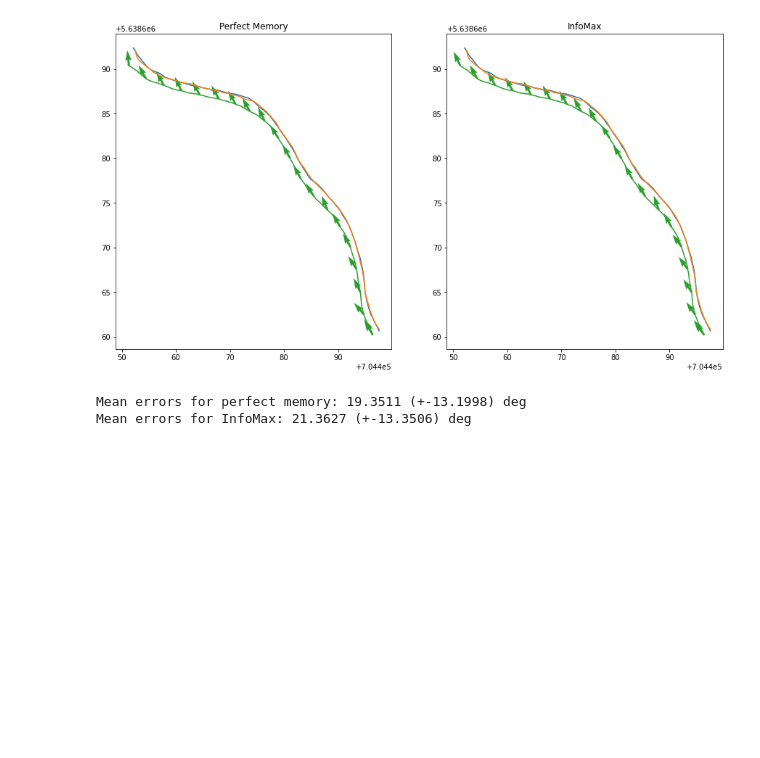
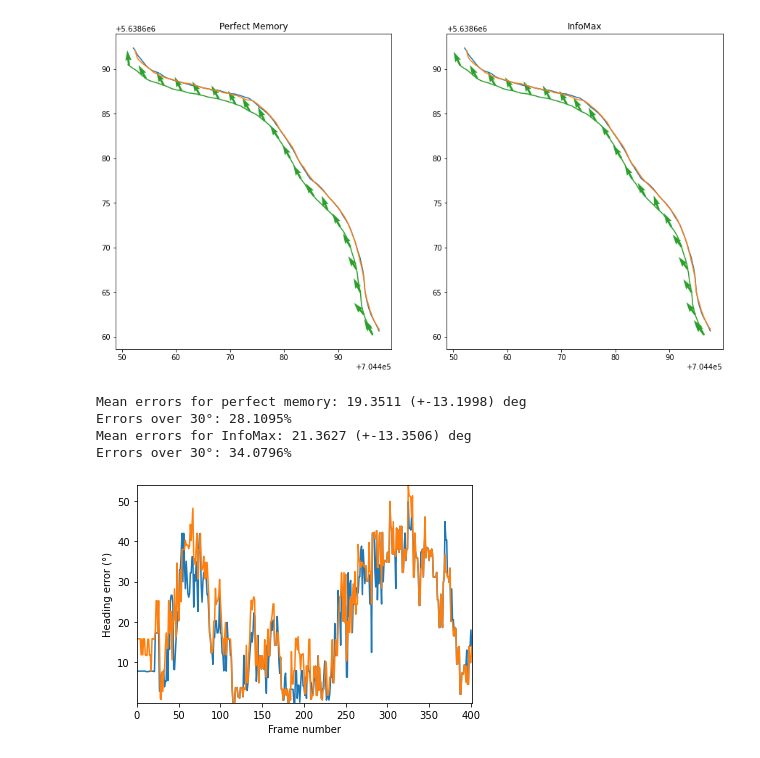
Before and after one commit to BrainsOnBoard/navbench, a Jupyter notebook: c++/results.ipynb, the cells around one changed output. Cells and saved outputs as stored; diff of their text form; code cells hidden in the pictures; blank space fills up the shorter version.

Commit message:
Print % of errors; plot errors over frame number

```diff
--- a/c++/results.ipynb
+++ b/c++/results.ipynb
@@ -80,37 +80,51 @@ headings_infomax = plot_headings(axes[1], data_infomax, "InfoMax")
 [figure]
 # %%
 import math
+
+ERROR_THRESH_DEG = 30
 
 test_pos = test_dbs[0].position
 
 def circ_distance(x, y):
     r = (y - x) % math.tau
     while (r > math.pi):
         r -= math.tau
     return r
 
 def get_angular_errors(test_pos, test_headings):
     ref_db = train_dbs[0]
     ref_heads = np.arctan2(np.diff(ref_db.y), np.diff(ref_db.x))
     ref_heads = np.append(ref_heads, ref_heads[-1])
     errs = []
     for row in range(test_pos.shape[0]):
         distances = [np.linalg.norm(ref_db.position[entry, 0:2] - test_pos[row, 0:2]) for entry in range(len(ref_db))]
         nearest_entry = np.argmin(distances)
         ang_dist = circ_distance(test_headings[row], ref_heads[nearest_entry])
         errs.append(abs(ang_dist))
-    return errs
+    return np.array(errs)
 
 def print_info(label, errs):
     mean = math.degrees(np.mean(errs))
     std = math.degrees(np.std(errs))
     print('Mean errors for %s: %g (+-%g) deg' % (label, mean, std))
+    prop = np.mean(errs > math.radians(ERROR_THRESH_DEG))
+    print('Errors over %g°: %g%%' % (ERROR_THRESH_DEG, 100 * prop))
 
 errs_pm = get_angular_errors(test_pos, headings_pm)
 errs_infomax = get_angular_errors(test_pos, headings_infomax)
 
 print_info('perfect memory', errs_pm)
 print_info('InfoMax', errs_infomax)
+
+_, ax = plt.subplots()
+ax.plot(np.degrees(errs_pm))
+ax.plot(np.degrees(errs_infomax))
+ax.set_ylabel('Heading error (°)')
+ax.set_xlabel('Frame number')
+ax.autoscale(tight=True)
 # %% [output]
 Mean errors for perfect memory: 19.3511 (+-13.1998) deg
+Errors over 30°: 28.1095%
 Mean errors for InfoMax: 21.3627 (+-13.3506) deg
+Errors over 30°: 34.0796%
+[figure, added]
```
Also changed, not shown: parts of 1 cell of this notebook.
